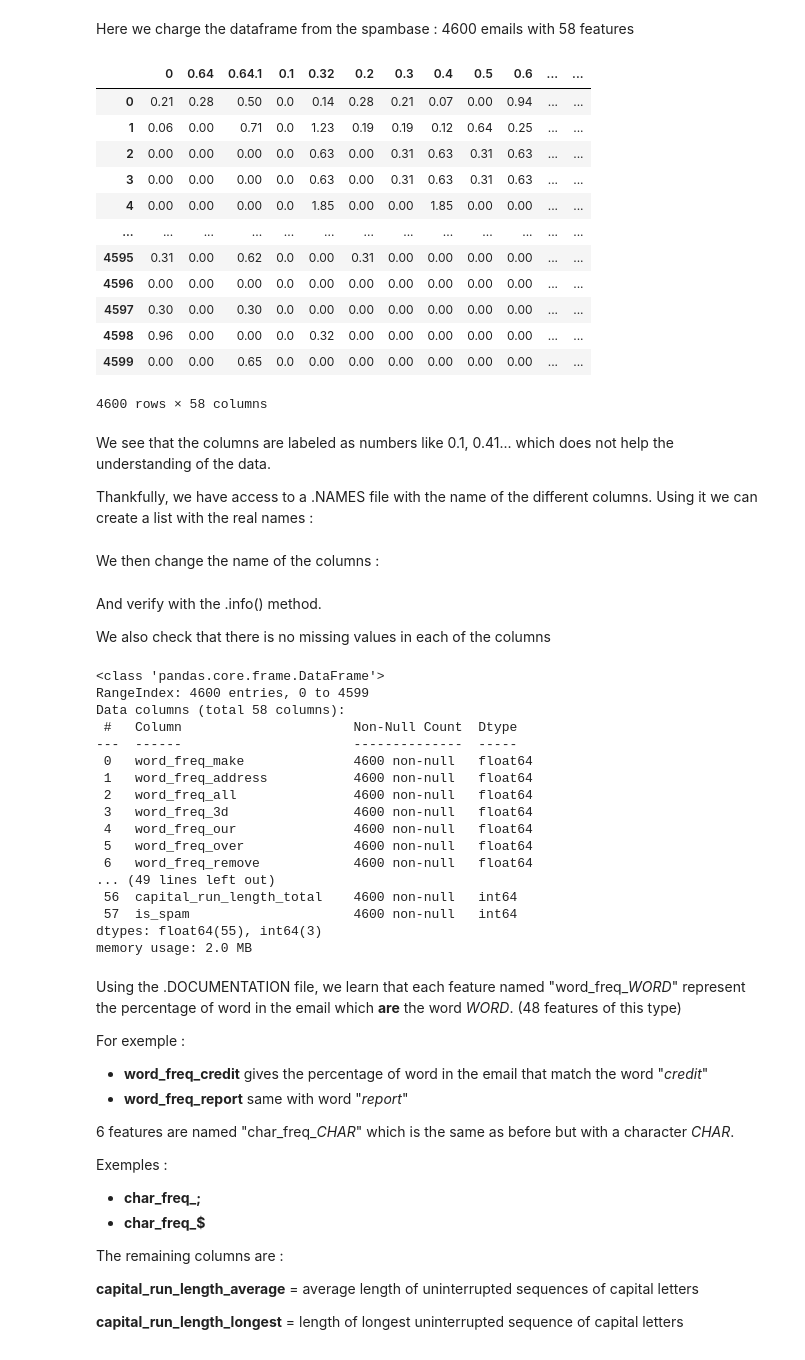
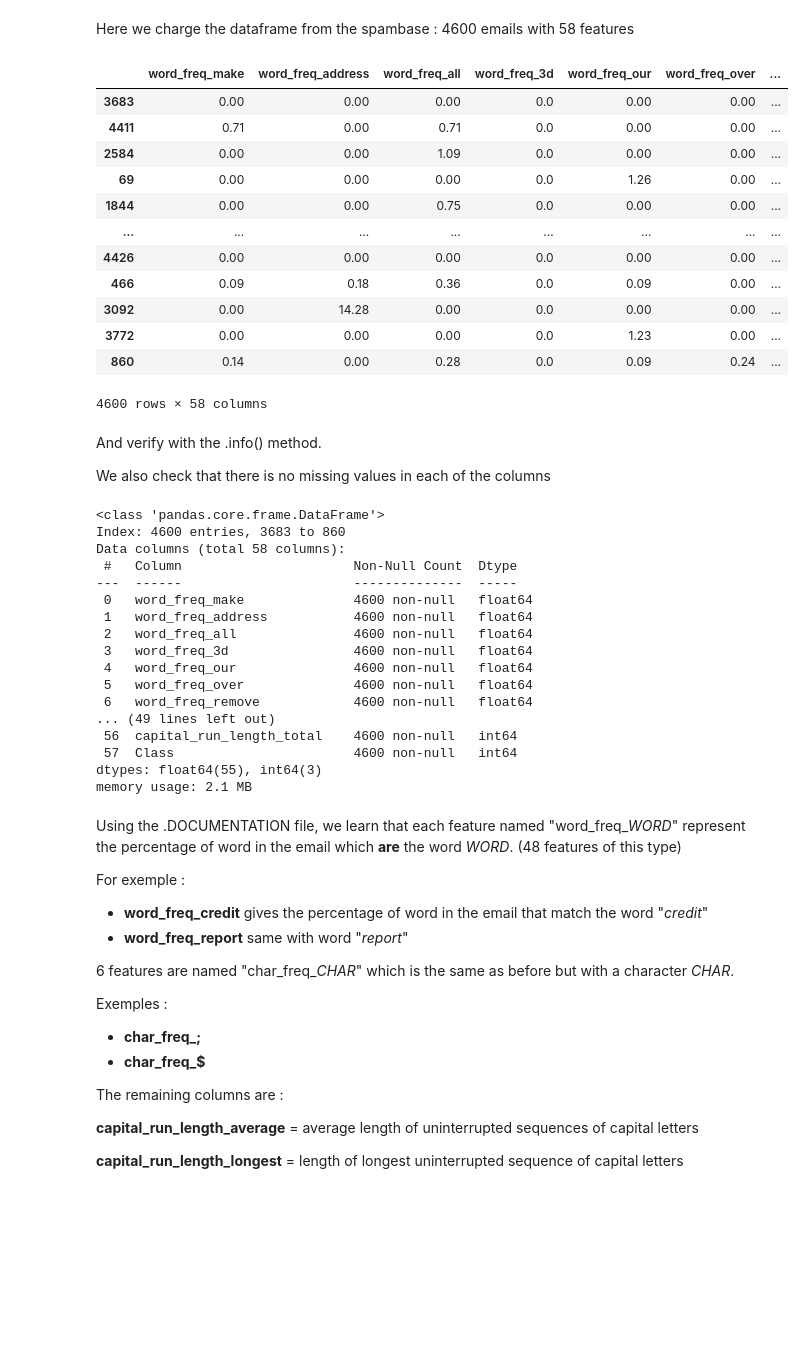
Before and after one commit to RemiBBX/ml-diabetes-spam-prediction, a Jupyter notebook: SPAM_Visualization.ipynb, the cells around one changed output. Drawn from its saved outputs; the diff is of its cells as text; code cells hidden in the pictures; blank space fills up the shorter version.

```diff
--- a/SPAM_Visualization.ipynb
+++ b/SPAM_Visualization.ipynb
@@ -11,23 +9,2 @@ from src.preprocessing import data_spam, preprocessing, visualize
 # %% [markdown]
 Here we charge the dataframe from the spambase : 4600 emails with 58 features
-# %%
-df = pd.read_csv(data_spam)
-df
-# %% [output]
-|  | 0 | 0.64 | 0.64.1 | 0.1 | 0.32 | 0.2 | 0.3 | 0.4 | 0.5 | 0.6 | ... | ... |
-| 0 | 0.21 | 0.28 | 0.50 | 0.0 | 0.14 | 0.28 | 0.21 | 0.07 | 0.00 | 0.94 | ... | ... |
-| 1 | 0.06 | 0.00 | 0.71 | 0.0 | 1.23 | 0.19 | 0.19 | 0.12 | 0.64 | 0.25 | ... | ... |
-| 2 | 0.00 | 0.00 | 0.00 | 0.0 | 0.63 | 0.00 | 0.31 | 0.63 | 0.31 | 0.63 | ... | ... |
-| 3 | 0.00 | 0.00 | 0.00 | 0.0 | 0.63 | 0.00 | 0.31 | 0.63 | 0.31 | 0.63 | ... | ... |
-| 4 | 0.00 | 0.00 | 0.00 | 0.0 | 1.85 | 0.00 | 0.00 | 1.85 | 0.00 | 0.00 | ... | ... |
-| ... | ... | ... | ... | ... | ... | ... | ... | ... | ... | ... | ... | ... |
-| 4595 | 0.31 | 0.00 | 0.62 | 0.0 | 0.00 | 0.31 | 0.00 | 0.00 | 0.00 | 0.00 | ... | ... |
-| 4596 | 0.00 | 0.00 | 0.00 | 0.0 | 0.00 | 0.00 | 0.00 | 0.00 | 0.00 | 0.00 | ... | ... |
-| 4597 | 0.30 | 0.00 | 0.30 | 0.0 | 0.00 | 0.00 | 0.00 | 0.00 | 0.00 | 0.00 | ... | ... |
-| 4598 | 0.96 | 0.00 | 0.00 | 0.0 | 0.32 | 0.00 | 0.00 | 0.00 | 0.00 | 0.00 | ... | ... |
-| 4599 | 0.00 | 0.00 | 0.65 | 0.0 | 0.00 | 0.00 | 0.00 | 0.00 | 0.00 | 0.00 | ... | ... |
-4600 rows × 58 columns
-# %% [markdown]
-We see that the columns are labeled as numbers like 0.1, 0.41... which does not help the understanding of the data.
-
-Thankfully, we have access to a .NAMES file with the name of the different columns. Using it we can create a list with the real names :
@@ -95,2 +10,0 @@ colonnes = [
-# %% [markdown]
-We then change the name of the columns :
@@ -99,3 +11,20 @@ df.columns = colonnes
+# %%
+_,_,df, features = load_data(data_spam)
+df
+# %% [output]
+|  | word_freq_make | word_freq_address | word_freq_all | word_freq_3d | word_freq_our | word_freq_over | ... |
+| 3683 | 0.00 | 0.00 | 0.00 | 0.0 | 0.00 | 0.00 | ... |
+| 4411 | 0.71 | 0.00 | 0.71 | 0.0 | 0.00 | 0.00 | ... |
+| 2584 | 0.00 | 0.00 | 1.09 | 0.0 | 0.00 | 0.00 | ... |
+| 69 | 0.00 | 0.00 | 0.00 | 0.0 | 1.26 | 0.00 | ... |
+| 1844 | 0.00 | 0.00 | 0.75 | 0.0 | 0.00 | 0.00 | ... |
+| ... | ... | ... | ... | ... | ... | ... | ... |
+| 4426 | 0.00 | 0.00 | 0.00 | 0.0 | 0.00 | 0.00 | ... |
+| 466 | 0.09 | 0.18 | 0.36 | 0.0 | 0.09 | 0.00 | ... |
+| 3092 | 0.00 | 14.28 | 0.00 | 0.0 | 0.00 | 0.00 | ... |
+| 3772 | 0.00 | 0.00 | 0.00 | 0.0 | 1.23 | 0.00 | ... |
+| 860 | 0.14 | 0.00 | 0.28 | 0.0 | 0.09 | 0.24 | ... |
+4600 rows × 58 columns
 # %% [markdown]
 And verify with the .info() method.
 
@@ -104,7 +33,7 @@ We also check that there is no missing values in each of the columns
 df.info()
 # %% [output]
 <class 'pandas.core.frame.DataFrame'>
-RangeIndex: 4600 entries, 0 to 4599
+Index: 4600 entries, 3683 to 860
 Data columns (total 58 columns):
  #   Column                      Non-Null Count  Dtype
 ---  ------                      --------------  -----
@@ -117,9 +46,9 @@ Data columns (total 58 columns):
  6   word_freq_remove            4600 non-null   float64
 ... (49 lines left out)
  56  capital_run_length_total    4600 non-null   int64
- 57  is_spam                     4600 non-null   int64
+ 57  Class                       4600 non-null   int64
 dtypes: float64(55), int64(3)
-memory usage: 2.0 MB
+memory usage: 2.1 MB
 # %% [markdown]
 Using the .DOCUMENTATION file, we learn that each feature named "word_freq_*WORD*" represent the percentage of word in the email which **are** the word *WORD*. (48 features of this type)
 
```
Also changed, not shown: parts of 26 cells of this notebook, 2 other files.
